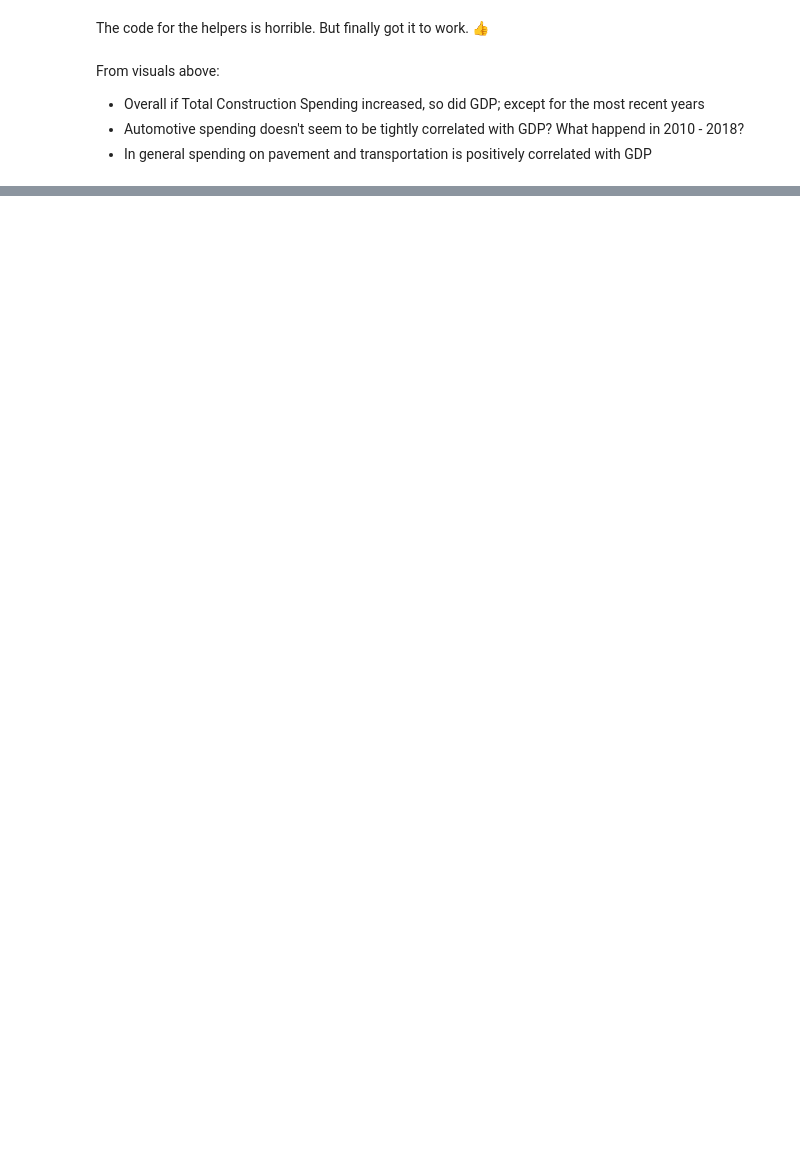
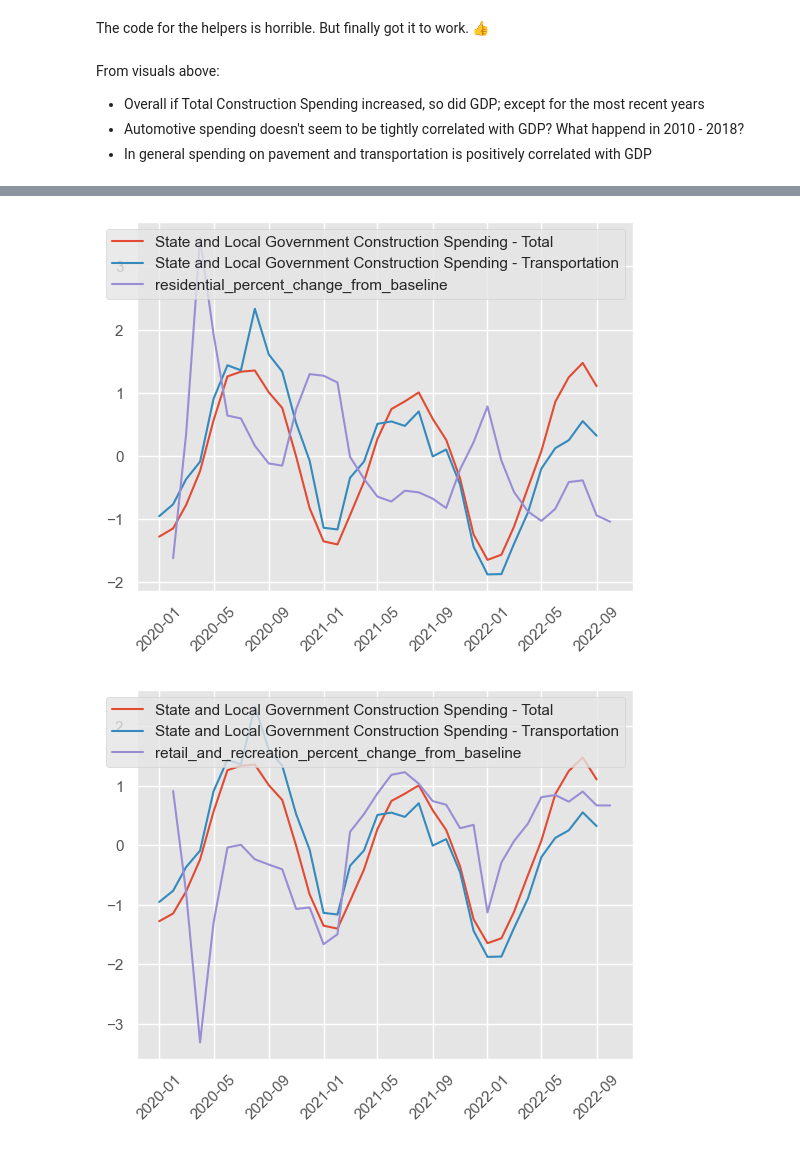
Before and after one commit to dnhuang/data102-fa22, a Jupyter notebook: eda.ipynb, the cells around one changed output, grey strips where cells are left out. Drawn from its saved outputs; the diff is of its cells as text; code cells hidden in the pictures; blank space fills up the shorter version.

```diff
--- a/eda.ipynb
+++ b/eda.ipynb
@@ -442,0 +561,4 @@ From visuals above:
+# %%
+all_mobility = df_2020.append(df_2021).append(df_2022)
+all_mobility.drop(columns = ['day','metro_area','census_fips_code'], inplace = True)
+all_mobility
@@ -442,0 +584,6 @@ From visuals above:
+# %%
+df_mts_2020plus = df_mts[df_mts['year'] >= 2020]
+df_mts_2020plus['month'] = df_mts_2020plus['month'].astype(str).astype(int)
+df_mts_2020plus = df_mts_2020plus.groupby(['year','month']).mean()
+df_mts_2020plus.drop(df_mts_2020plus.tail(1).index,inplace=True)
+df_mts_2020plus
@@ -442,0 +614,3 @@ From visuals above:
+# %%
+mobilityxspending = df_mts_2020plus.join(all_mobility)
+mobilityxspending
@@ -442,0 +637,8 @@ From visuals above:
+# %%
+df2 = mobilityxspending.reset_index()
+df2['year'] = df2['year'].astype(str)
+df2['month'] = df2['month'].astype(str)
+df2['date2'] = df2['month'] + "/" + df2['year']
+date_time = pd.to_datetime(df2['date2'])
+df2['date'] = date_time
+df2
@@ -442,0 +664,15 @@ From visuals above:
+# %%
+# Plotting two columns at a time because Jupyter Notebook condenses them and it doesn't show up
+# on well as a .pdf file
+
+arr = ["residential_percent_change_from_baseline","retail_and_recreation_percent_change_from_baseline"]
+for i in arr:
+    plt.plot(df2["date"],zscore(df2["State and Local Government Construction Spending - Total"],nan_policy='omit'), label = "State and Local Government Construction Spending - Total")
+    plt.plot(df2["date"],zscore(df2["State and Local Government Construction Spending - Transportation"],nan_policy='omit'), label = "State and Local Government Construction Spending - Transportation")
+    plt.plot(df2["date"],zscore(df2[i],nan_policy='omit'), label = i)
+    plt.legend(loc="upper right")
+    plt.xticks(rotation = 45)
+    plt.show()
+# %% [output]
+[figure, added]
+[figure, added]
```
Also changed, not shown: parts of 37 cells of this notebook, 5 other files.
